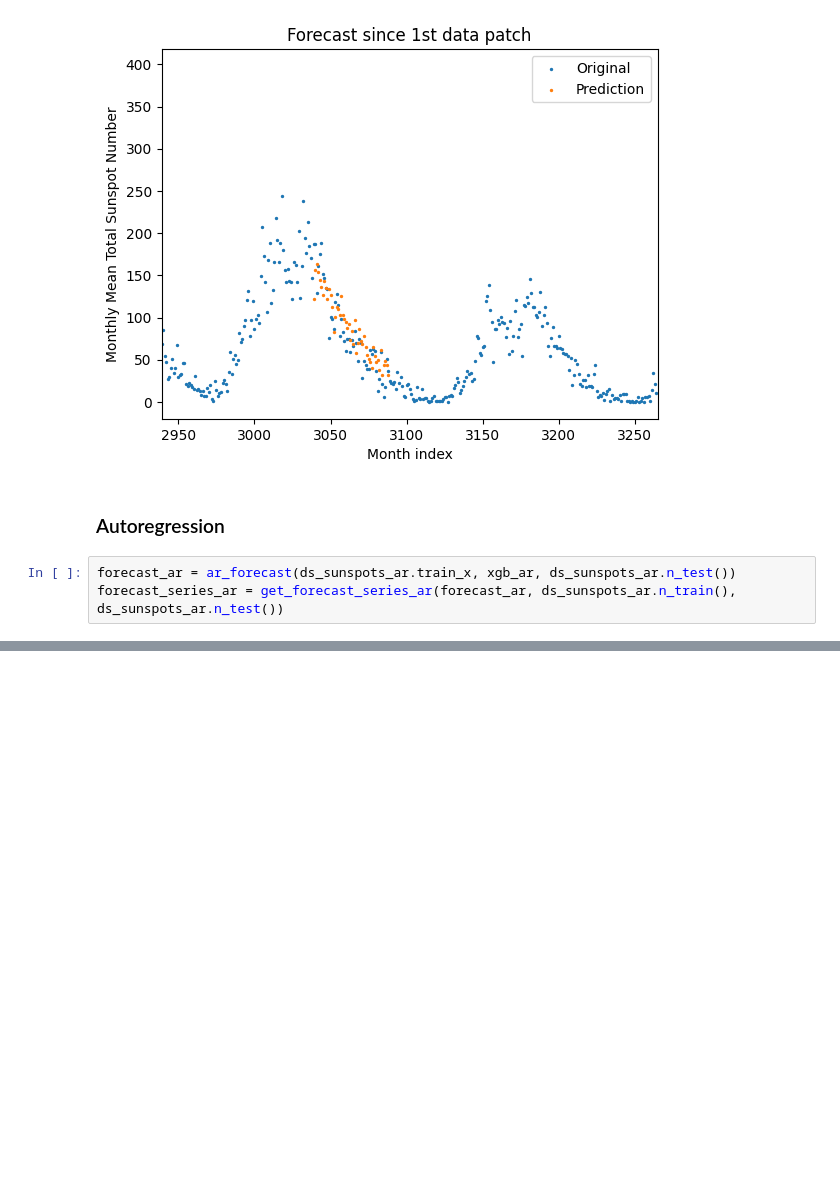
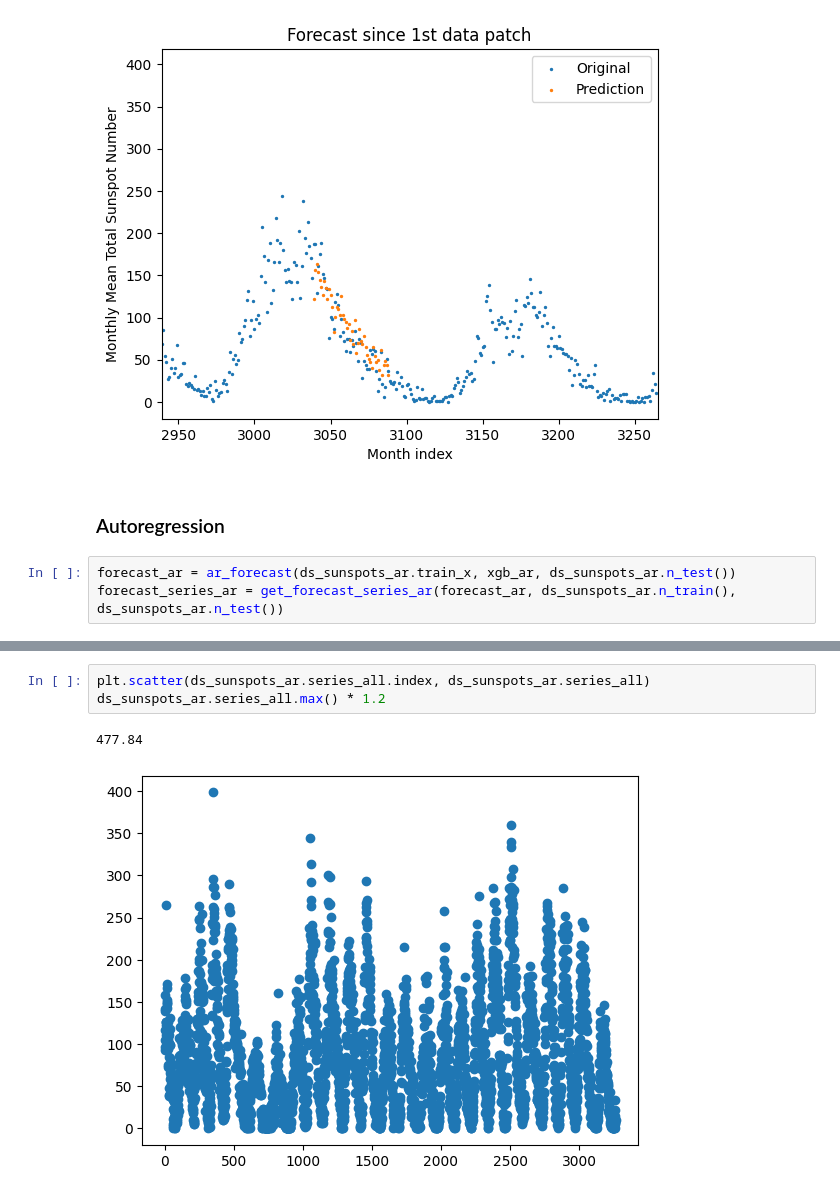
Before and after one commit to Wotaker/timeseries-models, a Jupyter notebook: xgb_report.ipynb, the cells around one changed output, grey strips where cells are left out. Drawn from its saved outputs; the diff is of its cells as text; blank space fills up the shorter version.

```diff
--- a/xgb_report.ipynb
+++ b/xgb_report.ipynb
@@ -71,0 +96,6 @@ plot_forecast_ar(ds_sunspots_ar.series_all, forecast_series_ar, months_lim, N_ST
+# %%
+plt.scatter(ds_sunspots_ar.series_all.index, ds_sunspots_ar.series_all)
+ds_sunspots_ar.series_all.max() * 1.2
+# %% [output]
+477.84
+[figure, added]
```
Also changed, not shown: parts of 6 cells of this notebook, 3 other files.
